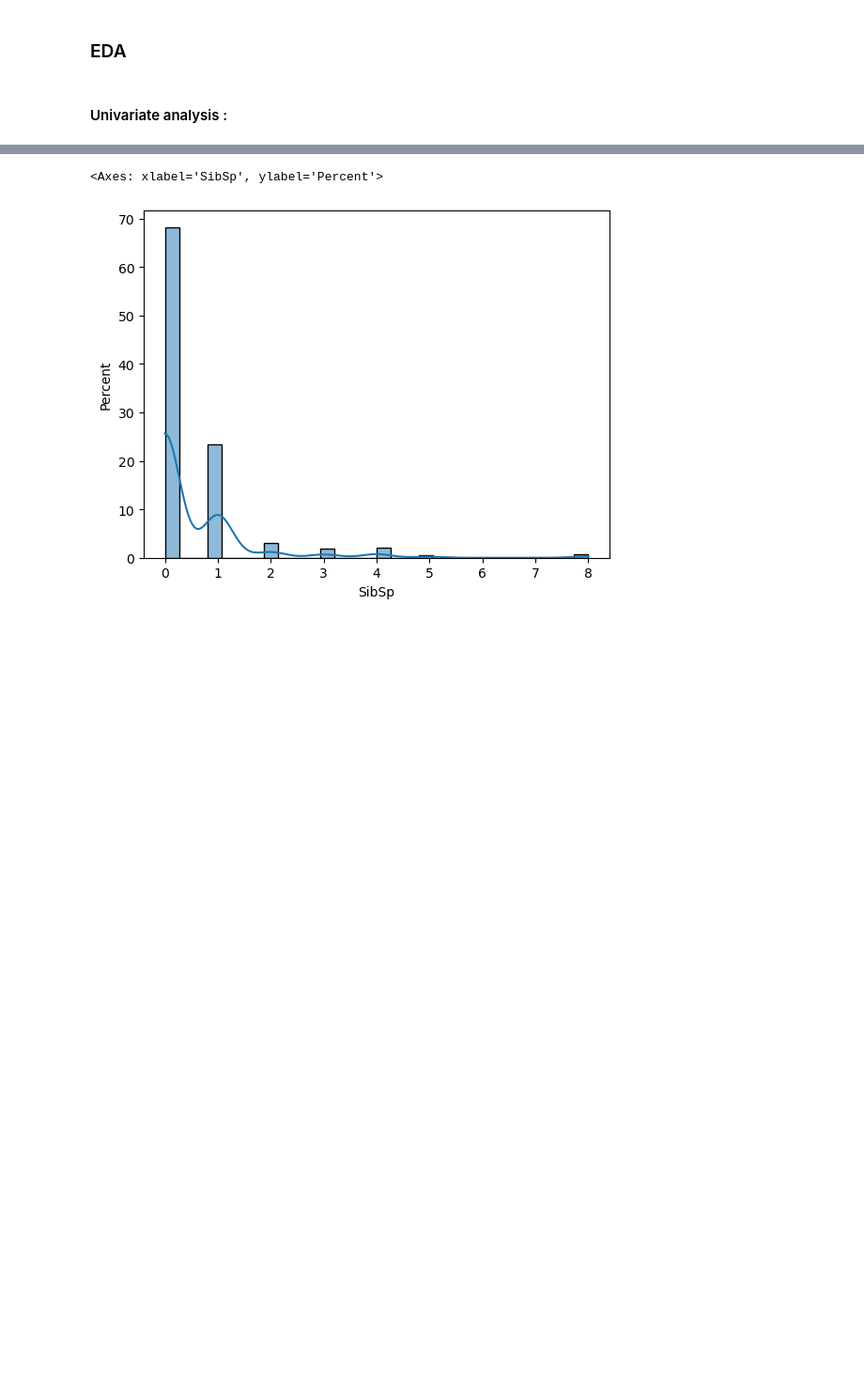
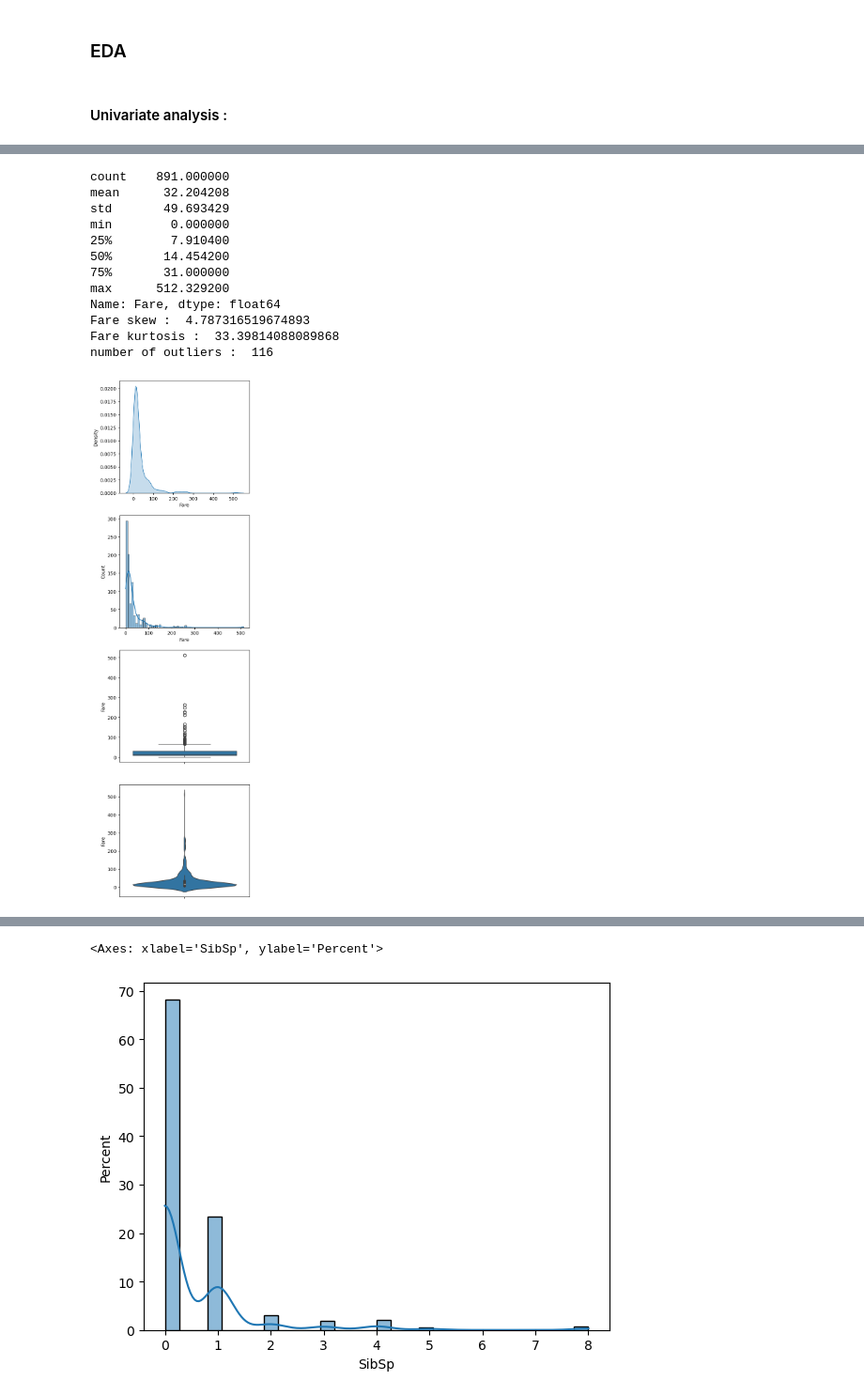
Before and after one commit to OJ658/Titanic_Survival_Prediction, a Jupyter notebook: survival_prediction.ipynb, the cells around one changed output, grey strips where cells are left out. Shown at 94% size. Saved outputs shown, nothing was run; the diff lists cells and outputs as text; code cells hidden in the pictures; blank space fills up the shorter version.

```diff
--- a/survival_prediction.ipynb
+++ b/survival_prediction.ipynb
@@ -275,0 +264,38 @@ Fare skew :  4.787316519674893
+# %%
+## Fare
+fig, axes = plt.subplots(4,1, figsize=(5,20))
+print(train_set["Fare"].describe())
+print("Fare skew : ", train_set["Fare"].skew())
+print("Fare kurtosis : ", train_set["Fare"].kurtosis())
+sns.kdeplot(train_set['Fare'], fill=True, ax=axes[0])
+sns.histplot(data=train_set, x="Fare", kde=True, ax=axes[1] )
+sns.boxplot(train_set["Fare"], ax=axes[2])
+sns.violinplot(train_set["Fare"],ax=axes[3])
+
+## Detecting outliers
+q1 = train_set["Fare"].quantile(0.25)
+q3 = train_set["Fare"].quantile(0.75)
+
+iqr = q3 - q1
+
+lower = q1 - iqr*1.5
+upper = q3 + iqr*1.5
+outliers = train_set[
+    (train_set["Fare"] < lower) |
+    (train_set["Fare"] > upper)
+]
+print("number of outliers : ",len(outliers))
+# %% [output]
+count    891.000000
+mean      32.204208
+std       49.693429
+min        0.000000
+25%        7.910400
+50%       14.454200
+75%       31.000000
+max      512.329200
+Name: Fare, dtype: float64
+Fare skew :  4.787316519674893
+Fare kurtosis :  33.39814088089868
+number of outliers :  116
+[figure, added]
```
Also changed, not shown: parts of 15 cells of this notebook.
